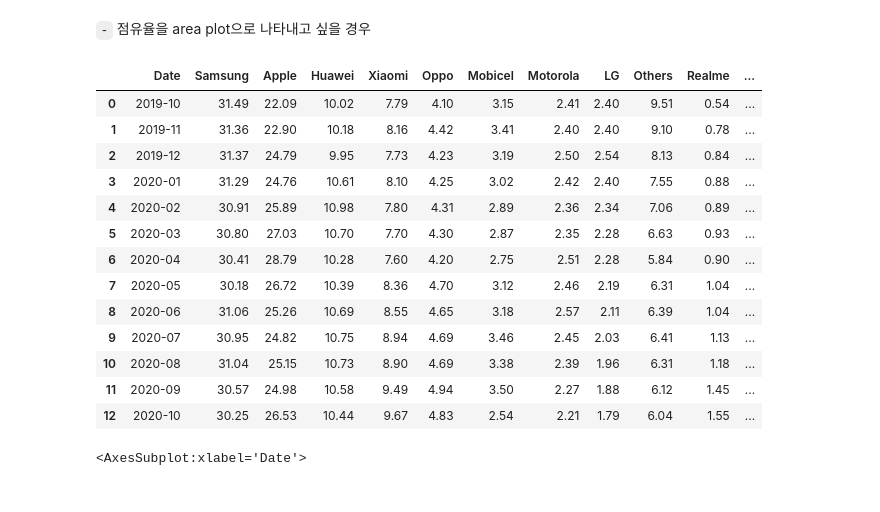
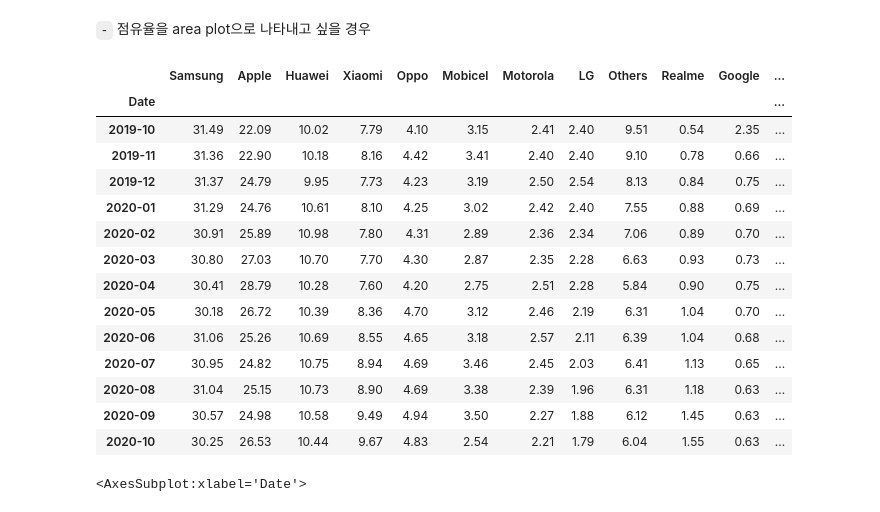
Before and after one commit to hsyliark/GSS-MBA-for-Big-Data, a Jupyter notebook: JBNU_Statistics_Ph.D/3rd semester/데이터시각화특강/12월 6일/13주차 강의노트.ipynb, the cells around one changed output. Drawn from its saved outputs; the diff is of its cells as text; code cells hidden in the pictures.

```diff
--- a/JBNU_Statistics_Ph.D/3rd semester/데이터시각화특강/12월 6일/13주차 강의노트.ipynb
+++ b/JBNU_Statistics_Ph.D/3rd semester/데이터시각화특강/12월 6일/13주차 강의노트.ipynb
@@ -490,22 +492,23 @@ df
 # %% [markdown]
 `-` 점유율을 area plot으로 나타내고 싶을 경우
 # %%
-df
+df.set_index('Date')
 # %% [output]
-|  | Date | Samsung | Apple | Huawei | Xiaomi | Oppo | Mobicel | Motorola | LG | Others | Realme | ... |
-| 0 | 2019-10 | 31.49 | 22.09 | 10.02 | 7.79 | 4.10 | 3.15 | 2.41 | 2.40 | 9.51 | 0.54 | ... |
-| 1 | 2019-11 | 31.36 | 22.90 | 10.18 | 8.16 | 4.42 | 3.41 | 2.40 | 2.40 | 9.10 | 0.78 | ... |
-| 2 | 2019-12 | 31.37 | 24.79 | 9.95 | 7.73 | 4.23 | 3.19 | 2.50 | 2.54 | 8.13 | 0.84 | ... |
-| 3 | 2020-01 | 31.29 | 24.76 | 10.61 | 8.10 | 4.25 | 3.02 | 2.42 | 2.40 | 7.55 | 0.88 | ... |
-| 4 | 2020-02 | 30.91 | 25.89 | 10.98 | 7.80 | 4.31 | 2.89 | 2.36 | 2.34 | 7.06 | 0.89 | ... |
-| 5 | 2020-03 | 30.80 | 27.03 | 10.70 | 7.70 | 4.30 | 2.87 | 2.35 | 2.28 | 6.63 | 0.93 | ... |
-| 6 | 2020-04 | 30.41 | 28.79 | 10.28 | 7.60 | 4.20 | 2.75 | 2.51 | 2.28 | 5.84 | 0.90 | ... |
-| 7 | 2020-05 | 30.18 | 26.72 | 10.39 | 8.36 | 4.70 | 3.12 | 2.46 | 2.19 | 6.31 | 1.04 | ... |
-| 8 | 2020-06 | 31.06 | 25.26 | 10.69 | 8.55 | 4.65 | 3.18 | 2.57 | 2.11 | 6.39 | 1.04 | ... |
-| 9 | 2020-07 | 30.95 | 24.82 | 10.75 | 8.94 | 4.69 | 3.46 | 2.45 | 2.03 | 6.41 | 1.13 | ... |
-| 10 | 2020-08 | 31.04 | 25.15 | 10.73 | 8.90 | 4.69 | 3.38 | 2.39 | 1.96 | 6.31 | 1.18 | ... |
-| 11 | 2020-09 | 30.57 | 24.98 | 10.58 | 9.49 | 4.94 | 3.50 | 2.27 | 1.88 | 6.12 | 1.45 | ... |
-| 12 | 2020-10 | 30.25 | 26.53 | 10.44 | 9.67 | 4.83 | 2.54 | 2.21 | 1.79 | 6.04 | 1.55 | ... |
+|  | Samsung | Apple | Huawei | Xiaomi | Oppo | Mobicel | Motorola | LG | Others | Realme | Google | ... |
+| Date |  |  |  |  |  |  |  |  |  |  |  | ... |
+| 2019-10 | 31.49 | 22.09 | 10.02 | 7.79 | 4.10 | 3.15 | 2.41 | 2.40 | 9.51 | 0.54 | 2.35 | ... |
+| 2019-11 | 31.36 | 22.90 | 10.18 | 8.16 | 4.42 | 3.41 | 2.40 | 2.40 | 9.10 | 0.78 | 0.66 | ... |
+| 2019-12 | 31.37 | 24.79 | 9.95 | 7.73 | 4.23 | 3.19 | 2.50 | 2.54 | 8.13 | 0.84 | 0.75 | ... |
+| 2020-01 | 31.29 | 24.76 | 10.61 | 8.10 | 4.25 | 3.02 | 2.42 | 2.40 | 7.55 | 0.88 | 0.69 | ... |
+| 2020-02 | 30.91 | 25.89 | 10.98 | 7.80 | 4.31 | 2.89 | 2.36 | 2.34 | 7.06 | 0.89 | 0.70 | ... |
+| 2020-03 | 30.80 | 27.03 | 10.70 | 7.70 | 4.30 | 2.87 | 2.35 | 2.28 | 6.63 | 0.93 | 0.73 | ... |
+| 2020-04 | 30.41 | 28.79 | 10.28 | 7.60 | 4.20 | 2.75 | 2.51 | 2.28 | 5.84 | 0.90 | 0.75 | ... |
+| 2020-05 | 30.18 | 26.72 | 10.39 | 8.36 | 4.70 | 3.12 | 2.46 | 2.19 | 6.31 | 1.04 | 0.70 | ... |
+| 2020-06 | 31.06 | 25.26 | 10.69 | 8.55 | 4.65 | 3.18 | 2.57 | 2.11 | 6.39 | 1.04 | 0.68 | ... |
+| 2020-07 | 30.95 | 24.82 | 10.75 | 8.94 | 4.69 | 3.46 | 2.45 | 2.03 | 6.41 | 1.13 | 0.65 | ... |
+| 2020-08 | 31.04 | 25.15 | 10.73 | 8.90 | 4.69 | 3.38 | 2.39 | 1.96 | 6.31 | 1.18 | 0.63 | ... |
+| 2020-09 | 30.57 | 24.98 | 10.58 | 9.49 | 4.94 | 3.50 | 2.27 | 1.88 | 6.12 | 1.45 | 0.63 | ... |
+| 2020-10 | 30.25 | 26.53 | 10.44 | 9.67 | 4.83 | 2.54 | 2.21 | 1.79 | 6.04 | 1.55 | 0.63 | ... |
 # %%
 df.set_index('Date').plot.area(figsize=(20,10),alpha=0.6)
 # %% [output]
```
Also changed, not shown: parts of 6 cells of this notebook, 2 other files.
